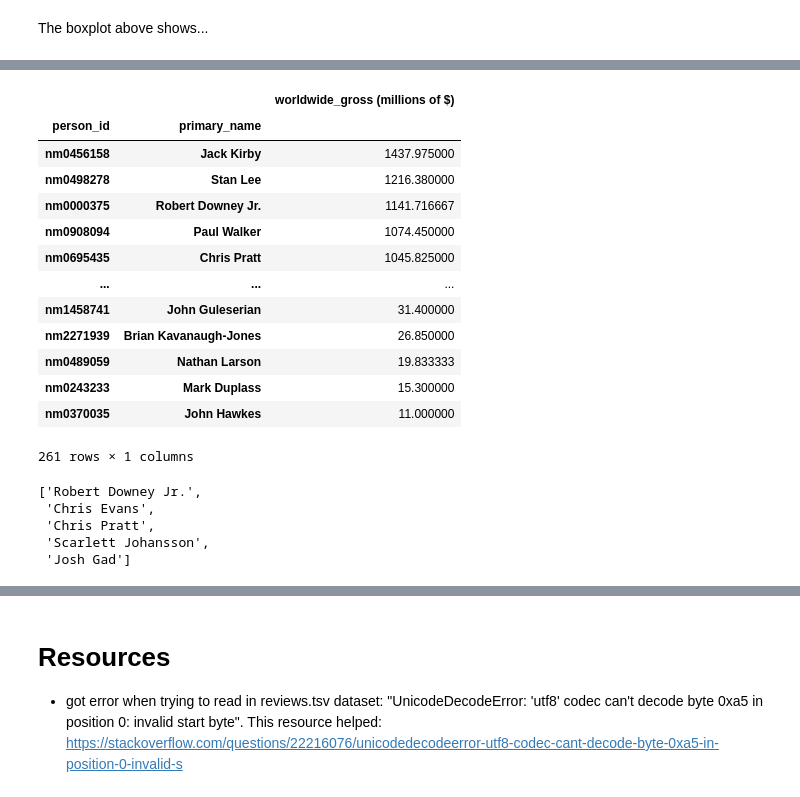
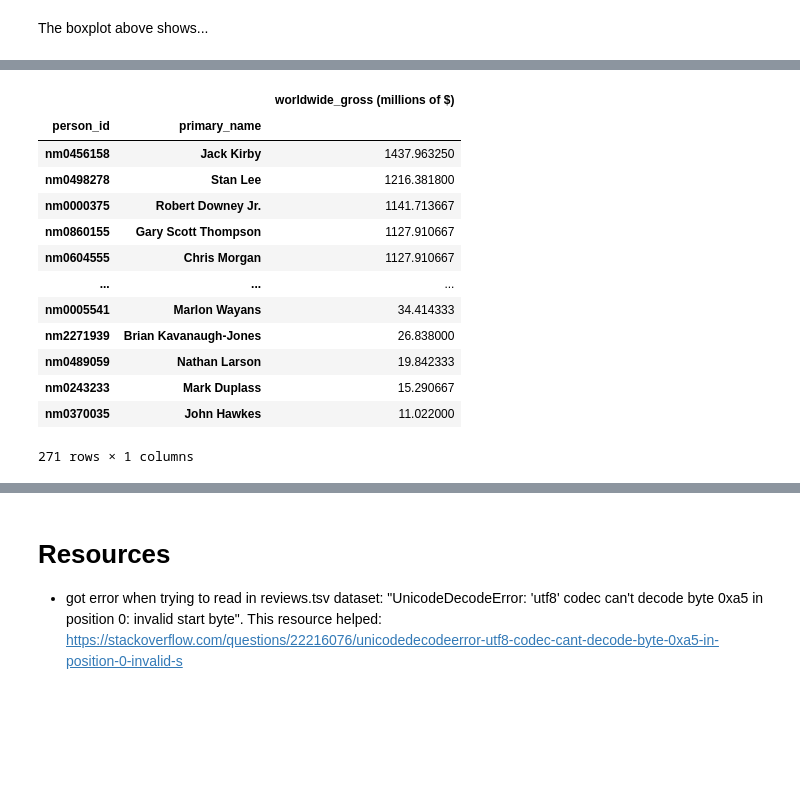
Before and after one commit to ckucewicz/movie_analysis_project, a Jupyter notebook: Notebook.ipynb, the cells around one changed output, grey strips where cells are left out. Cells and saved outputs as stored; diff of their text form; code cells hidden in the pictures; blank space fills up the shorter version.

```diff
--- a/Notebook.ipynb
+++ b/Notebook.ipynb
@@ -913,0 +961,4 @@ Name: person_id, Length: 261, dtype: int64
+# %%
+top_people_budgets['category'] = top_people_budgets.category.replace('actress','actor')
+# %%
+top_people_budgets['category'] = top_people_budgets.category.str.title()
@@ -913,0 +981,3 @@ Name: person_id, Length: 261, dtype: int64
+# %%
+categories_to_drop = top_people_budgets.category.value_counts().sort_values(ascending = True).head(3).index
+categories_to_drop
@@ -914,3 +986,5 @@ Name: person_id, Length: 261, dtype: int64
+# %%
+top_people_budgets = top_people_budgets[~top_people_budgets['category'].isin(categories_to_drop)]
 # %%
 top_people_budgets.primary_name.value_counts()
 # %% [output]
@@ -1007,34 +1190,17 @@ top_roi_people.category.value_counts()
 # %%
-avgtop_people_budgets.groupby(['person_id', 'primary_name']).mean()[['worldwide_gross (millions of $)']].sort_values('worldwide_gross (millions of $)', ascending = False)
+top_people_budgets.groupby(['person_id', 'primary_name']).mean()[['worldwide_gross (millions of $)']].sort_values('worldwide_gross (millions of $)', ascending = False)
 # %% [output]
 |  |  | worldwide_gross (millions of $) |
 | person_id | primary_name |  |
-| nm0456158 | Jack Kirby | 1437.975000 |
-| nm0498278 | Stan Lee | 1216.380000 |
-| nm0000375 | Robert Downey Jr. | 1141.716667 |
-| nm0908094 | Paul Walker | 1074.450000 |
-| nm0695435 | Chris Pratt | 1045.825000 |
+| nm0456158 | Jack Kirby | 1437.963250 |
+| nm0498278 | Stan Lee | 1216.381800 |
+| nm0000375 | Robert Downey Jr. | 1141.713667 |
+| nm0860155 | Gary Scott Thompson | 1127.910667 |
+| nm0604555 | Chris Morgan | 1127.910667 |
 | ... | ... | ... |
-| nm1458741 | John Guleserian | 31.400000 |
-| nm2271939 | Brian Kavanaugh-Jones | 26.850000 |
-| nm0489059 | Nathan Larson | 19.833333 |
-| nm0243233 | Mark Duplass | 15.300000 |
-| nm0370035 | John Hawkes | 11.000000 |
+| nm0005541 | Marlon Wayans | 34.414333 |
+| nm2271939 | Brian Kavanaugh-Jones | 26.838000 |
+| nm0489059 | Nathan Larson | 19.842333 |
+| nm0243233 | Mark Duplass | 15.290667 |
+| nm0370035 | John Hawkes | 11.022000 |
-261 rows × 1 columns
+271 rows × 1 columns
-# %%
-# creates df with top actors and actresses
-top_actors = top_people_budgets[(top_people_budgets['category'] == 'actor') | (top_people_budgets['category'] == 'actress')]
-
-top_actors_sum_gross = top_actors.groupby(['primary_name']).sum()[['worldwide_gross (millions of $)', 'roi (%)']].sort_values('worldwide_gross (millions of $)', ascending = False).head()
-top_actors_mean_gross = top_actors.groupby(['primary_name']).mean()[['worldwide_gross (millions of $)', 'roi (%)']].sort_values('worldwide_gross (millions of $)', ascending = False).head(20)
-
-list(top_actors_sum_gross.index & top_actors_mean_gross.index)[:5]
-#count_of_top_actors = top_actors.primary_name.value_counts().head(20)
-#top_15_actors = count_of_top_actors.head(15)
-#top_15_actors
-# %% [output]
-['Robert Downey Jr.',
- 'Chris Evans',
- 'Chris Pratt',
- 'Scarlett Johansson',
- 'Josh Gad']
```
Also changed, not shown: parts of 86 cells of this notebook.
